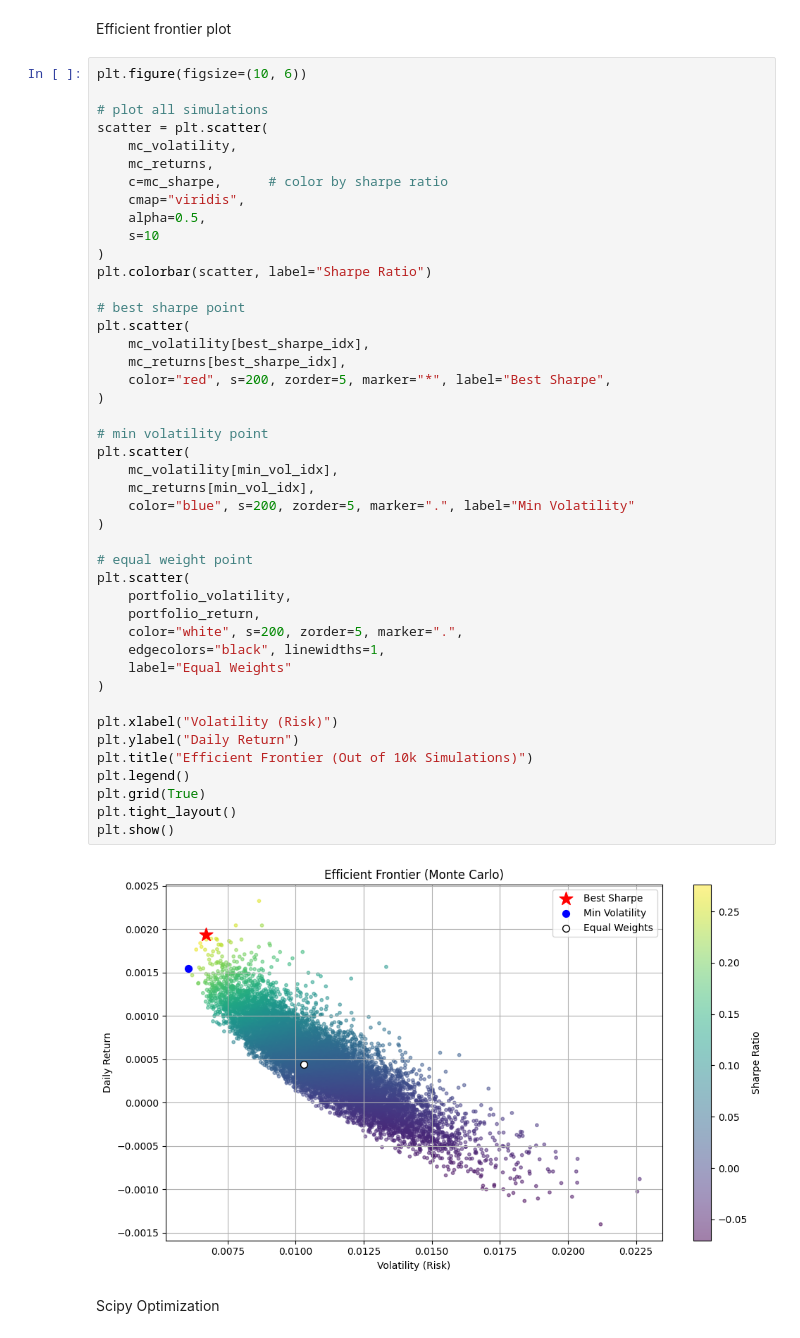
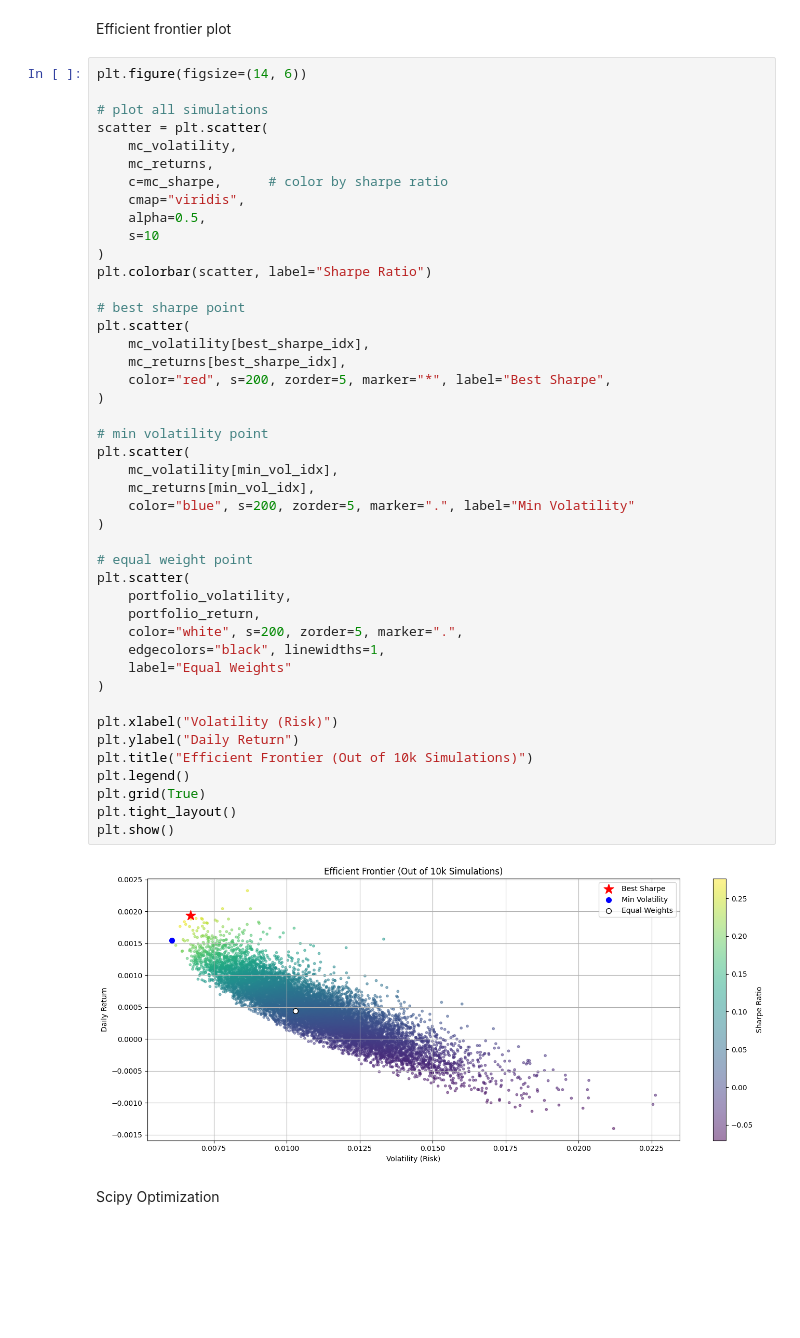
Before and after one commit to Rxn321/Portfolio-Optimization, a Jupyter notebook: portfolio.ipynb, the cells around one changed output. Drawn from its saved outputs; the diff is of its cells as text; blank space fills up the shorter version.

```diff
--- a/portfolio.ipynb
+++ b/portfolio.ipynb
@@ -388,7 +388,7 @@ Best Sharpe Ratio Portfolio:
 # %% [markdown]
 Efficient frontier plot
 # %%
-plt.figure(figsize=(10, 6))
+plt.figure(figsize=(14, 6))
 
 # plot all simulations
 scatter = plt.scatter(
@@ -405,34 +405,34 @@ plt.colorbar(scatter, label="Sharpe Ratio")
 plt.scatter(
     mc_volatility[best_sharpe_idx],
     mc_returns[best_sharpe_idx],
     color="red", s=200, zorder=5, marker="*", label="Best Sharpe",
 )
 
 # min volatility point
 plt.scatter(
     mc_volatility[min_vol_idx],
     mc_returns[min_vol_idx],
     color="blue", s=200, zorder=5, marker=".", label="Min Volatility"
 )
 
 # equal weight point
 plt.scatter(
     portfolio_volatility,
     portfolio_return,
     color="white", s=200, zorder=5, marker=".",
     edgecolors="black", linewidths=1,
     label="Equal Weights"
 )
 
 plt.xlabel("Volatility (Risk)")
 plt.ylabel("Daily Return")
 plt.title("Efficient Frontier (Out of 10k Simulations)")
 plt.legend()
 plt.grid(True)
 plt.tight_layout()
 plt.show()
 # %% [output]
-[figure, old version]
+[figure, new version]
 # %% [markdown]
 Scipy Optimization
 # %%
```
Also changed, not shown: 1 other file.
